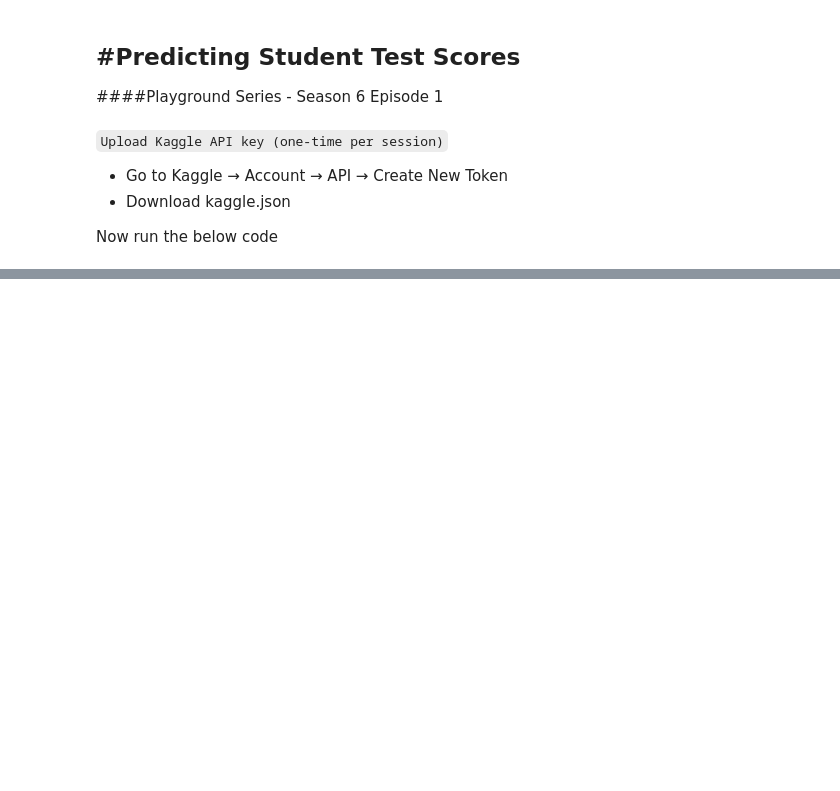
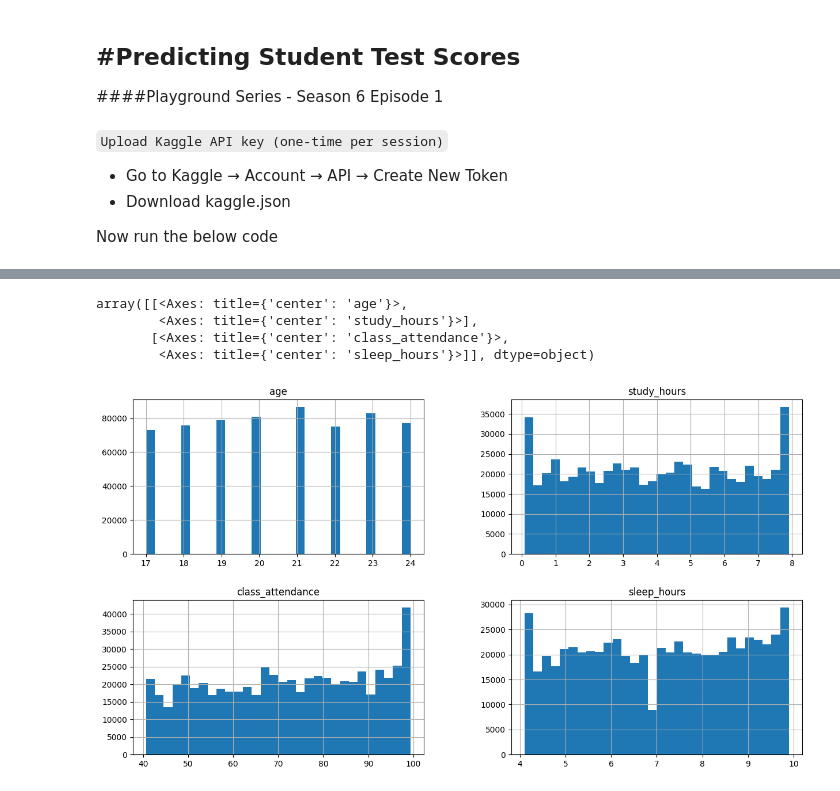
Before and after one commit to BELBINBENORM/my_kaggle_ml_practice, a Jupyter notebook: 26.01.00.Predicting_Student_test_Scores.ipynb, the cells around one changed output, grey strips where cells are left out. Drawn from its saved outputs; the diff is of its cells as text; code cells hidden in the pictures; blank space fills up the shorter version.

```diff
--- a/26.01.00.Predicting_Student_test_Scores.ipynb
+++ b/26.01.00.Predicting_Student_test_Scores.ipynb
@@ -55,0 +119,8 @@ a
+# %%
+X_train[num_col].hist(bins=30,figsize=(15,8))
+# %% [output]
+array([[<Axes: title={'center': 'age'}>,
+        <Axes: title={'center': 'study_hours'}>],
+       [<Axes: title={'center': 'class_attendance'}>,
+        <Axes: title={'center': 'sleep_hours'}>]], dtype=object)
+[figure, added]
```
Also changed, not shown: parts of 20 cells of this notebook.
